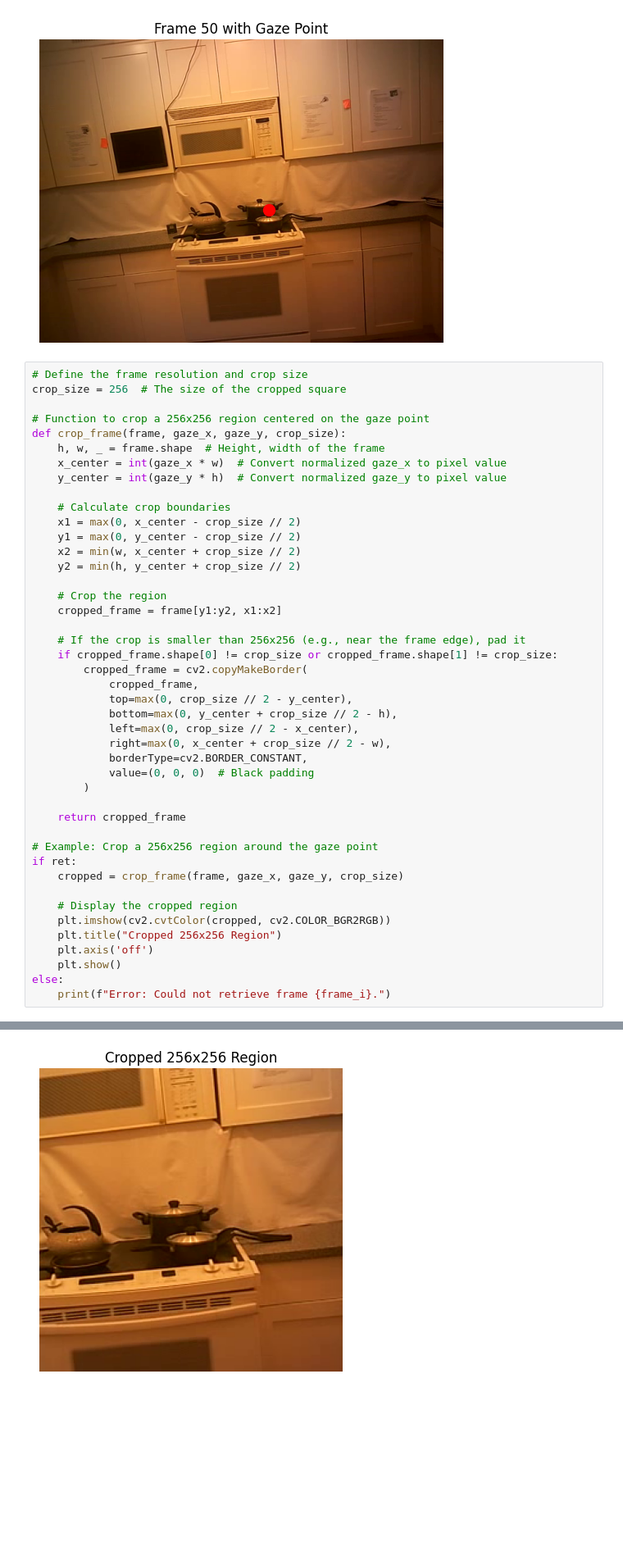
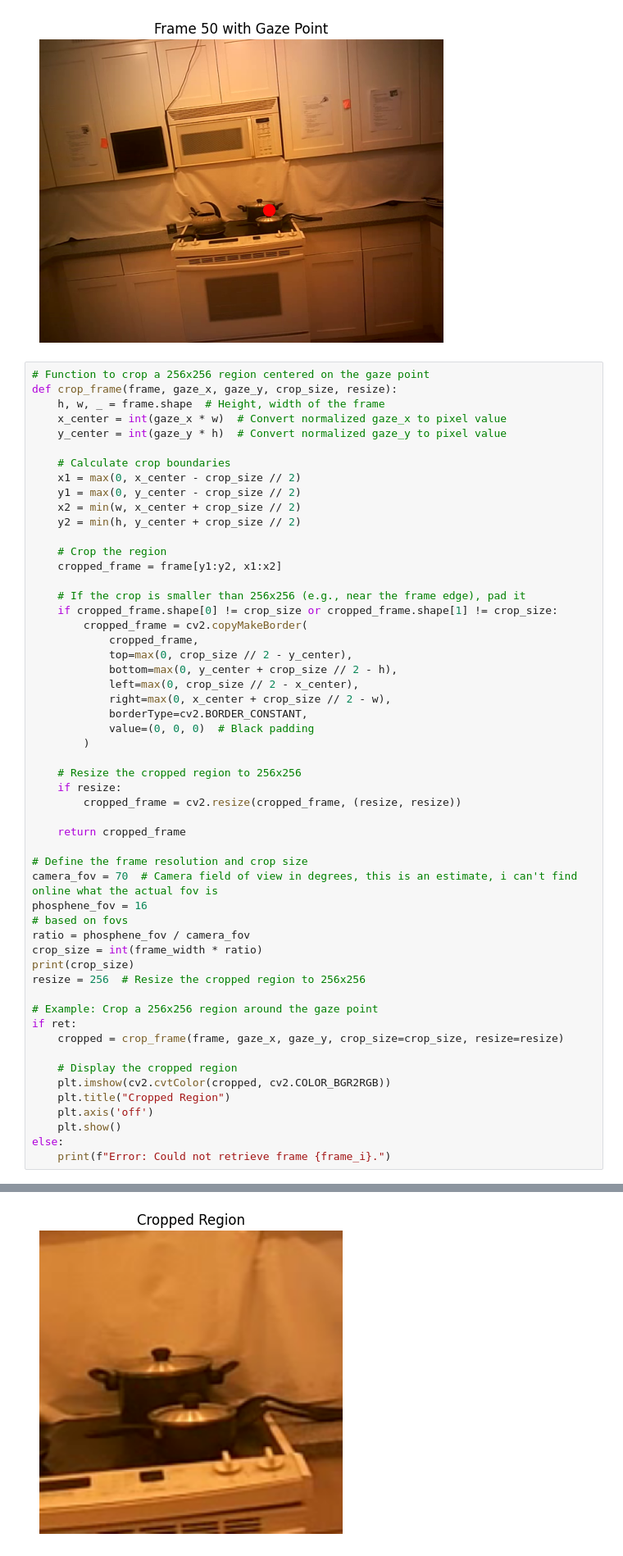
Before and after one commit to MichelleAppel/SCAPE, a Jupyter notebook: notebooks/gaze_demo.ipynb, the cells around one changed output, grey strips where cells are left out. Shown at 82% size. Drawn from its saved outputs; the diff is of its cells as text; blank space fills up the shorter version.

Commit message:
implemented FOV based cropping

```diff
--- a/notebooks/gaze_demo.ipynb
+++ b/notebooks/gaze_demo.ipynb
@@ -122,11 +125,8 @@ cap.release()
 Frame 50: Gaze Point (0.57, 0.56), Gaze Type: 1
 [figure]
 # %%
-# Define the frame resolution and crop size
-crop_size = 256  # The size of the cropped square
-
 # Function to crop a 256x256 region centered on the gaze point
-def crop_frame(frame, gaze_x, gaze_y, crop_size):
+def crop_frame(frame, gaze_x, gaze_y, crop_size, resize):
     h, w, _ = frame.shape  # Height, width of the frame
     x_center = int(gaze_x * w)  # Convert normalized gaze_x to pixel value
     y_center = int(gaze_y * h)  # Convert normalized gaze_y to pixel value
@@ -152,15 +152,28 @@ def crop_frame(frame, gaze_x, gaze_y, crop_size):
             value=(0, 0, 0)  # Black padding
         )
 
+    # Resize the cropped region to 256x256
+    if resize:
+        cropped_frame = cv2.resize(cropped_frame, (resize, resize))
+
     return cropped_frame
+
+# Define the frame resolution and crop size
+camera_fov = 70  # Camera field of view in degrees, this is an estimate, i can't find online what the actual fov is
+phosphene_fov = 16
+# based on fovs
+ratio = phosphene_fov / camera_fov
+crop_size = int(frame_width * ratio)
+print(crop_size)
+resize = 256  # Resize the cropped region to 256x256
 
 # Example: Crop a 256x256 region around the gaze point
 if ret:
-    cropped = crop_frame(frame, gaze_x, gaze_y, crop_size)
+    cropped = crop_frame(frame, gaze_x, gaze_y, crop_size=crop_size, resize=resize)
 
     # Display the cropped region
     plt.imshow(cv2.cvtColor(cropped, cv2.COLOR_BGR2RGB))
-    plt.title("Cropped 256x256 Region")
+    plt.title("Cropped Region")
     plt.axis('off')
     plt.show()
 else:
@@ -169,4 +183,4 @@ else:
-[figure, old version]
+[figure, new version]
 # %% [markdown]
 # Simulator
 # %%
```
Also changed, not shown: parts of 13 cells of this notebook, 1 other file.
